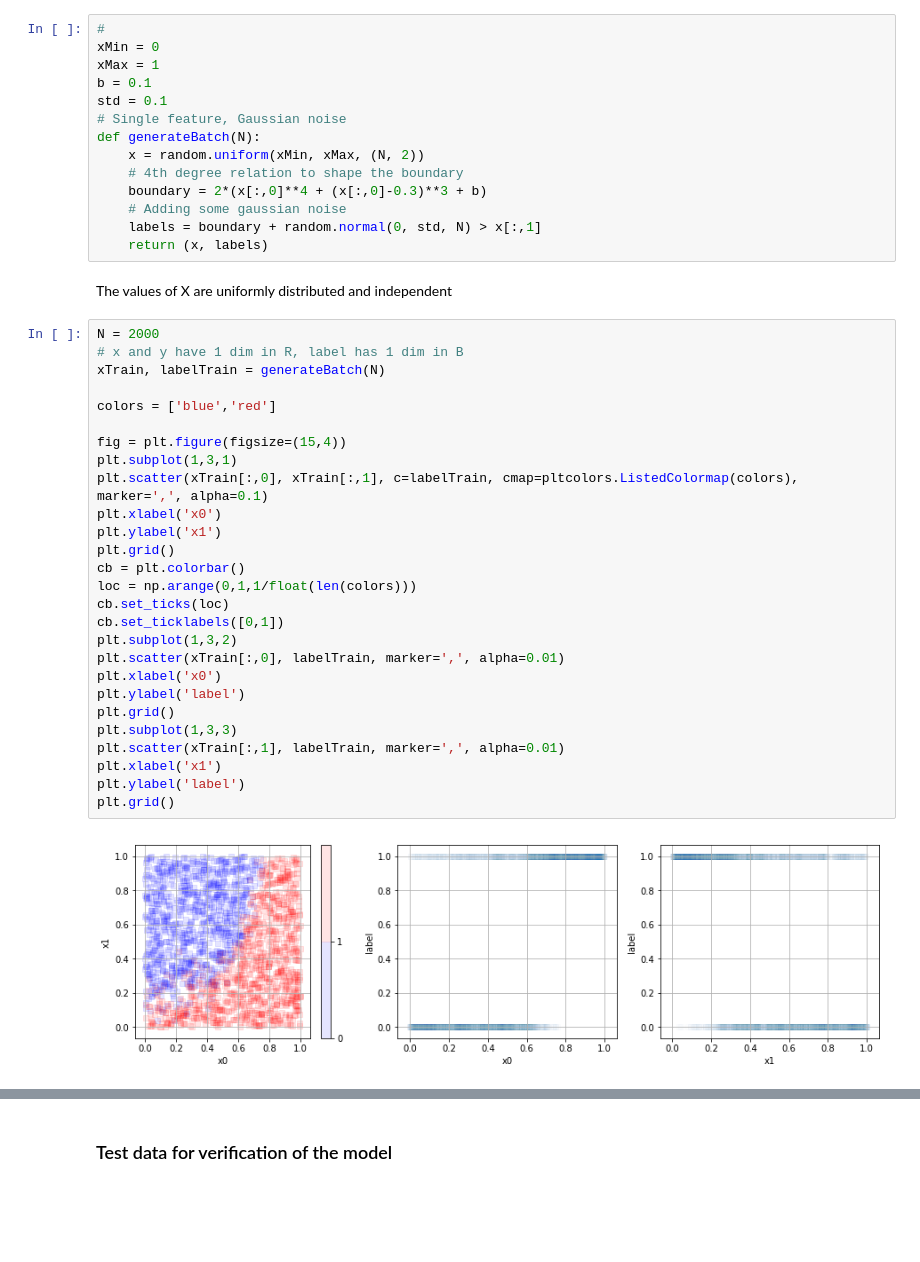
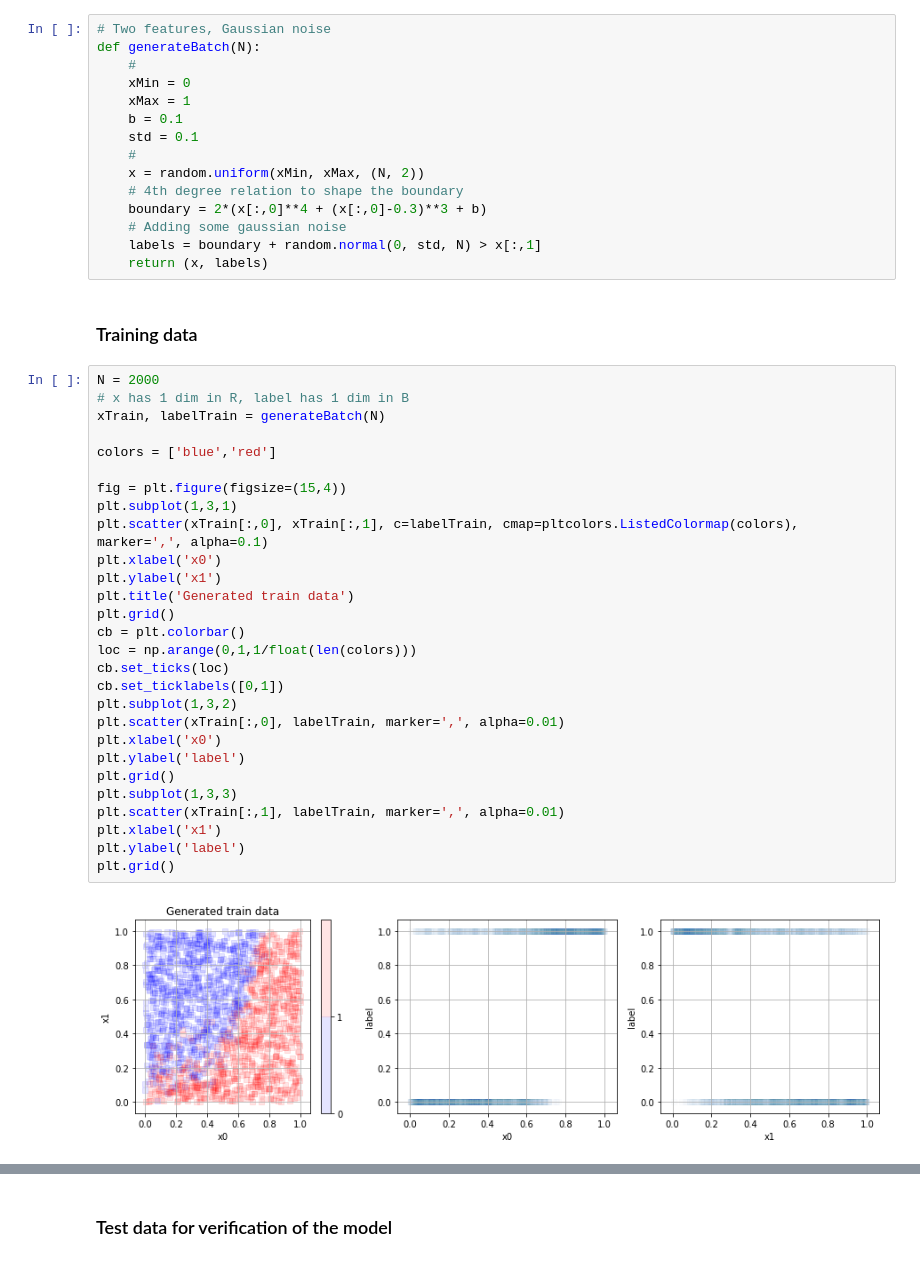
Before and after one commit to tonio73/data-science, a Jupyter notebook: classification/ClassificationContinuous2Features.ipynb, the cells around one changed output, grey strips where cells are left out. Cells and saved outputs as stored; diff of their text form; blank space fills up the shorter version.

```diff
--- a/classification/ClassificationContinuous2Features.ipynb
+++ b/classification/ClassificationContinuous2Features.ipynb
@@ -23,48 +23,50 @@ Adding some unknown as a Gaussian noise
 # %%
-#
-xMin = 0
-xMax = 1
-b = 0.1
-std = 0.1
-# Single feature, Gaussian noise
+# Two features, Gaussian noise
 def generateBatch(N):
+    #
+    xMin = 0
+    xMax = 1
+    b = 0.1
+    std = 0.1
+    #
     x = random.uniform(xMin, xMax, (N, 2))
     # 4th degree relation to shape the boundary
     boundary = 2*(x[:,0]**4 + (x[:,0]-0.3)**3 + b)
     # Adding some gaussian noise
     labels = boundary + random.normal(0, std, N) > x[:,1]
     return (x, labels)
-# %% [markdown]
-The values of X are uniformly distributed and independent
+# %% [markdown]
+### Training data
 # %%
 N = 2000
-# x and y have 1 dim in R, label has 1 dim in B
+# x has 1 dim in R, label has 1 dim in B
 xTrain, labelTrain = generateBatch(N)
 
 colors = ['blue','red']
 
 fig = plt.figure(figsize=(15,4))
 plt.subplot(1,3,1)
 plt.scatter(xTrain[:,0], xTrain[:,1], c=labelTrain, cmap=pltcolors.ListedColormap(colors), marker=',', alpha=0.1)
 plt.xlabel('x0')
 plt.ylabel('x1')
+plt.title('Generated train data')
 plt.grid()
 cb = plt.colorbar()
 loc = np.arange(0,1,1/float(len(colors)))
 cb.set_ticks(loc)
 cb.set_ticklabels([0,1])
 plt.subplot(1,3,2)
 plt.scatter(xTrain[:,0], labelTrain, marker=',', alpha=0.01)
 plt.xlabel('x0')
 plt.ylabel('label')
 plt.grid()
 plt.subplot(1,3,3)
 plt.scatter(xTrain[:,1], labelTrain, marker=',', alpha=0.01)
 plt.xlabel('x1')
 plt.ylabel('label')
 plt.grid()
 # %% [output]
-[figure, old version]
+[figure, new version]
 # %%
 count, bins, ignored = plt.hist(labelTrain, 10, density=True, alpha=0.5)
 p = np.mean(labelTrain)
```
Also changed, not shown: parts of 22 cells of this notebook, 6 other files.
